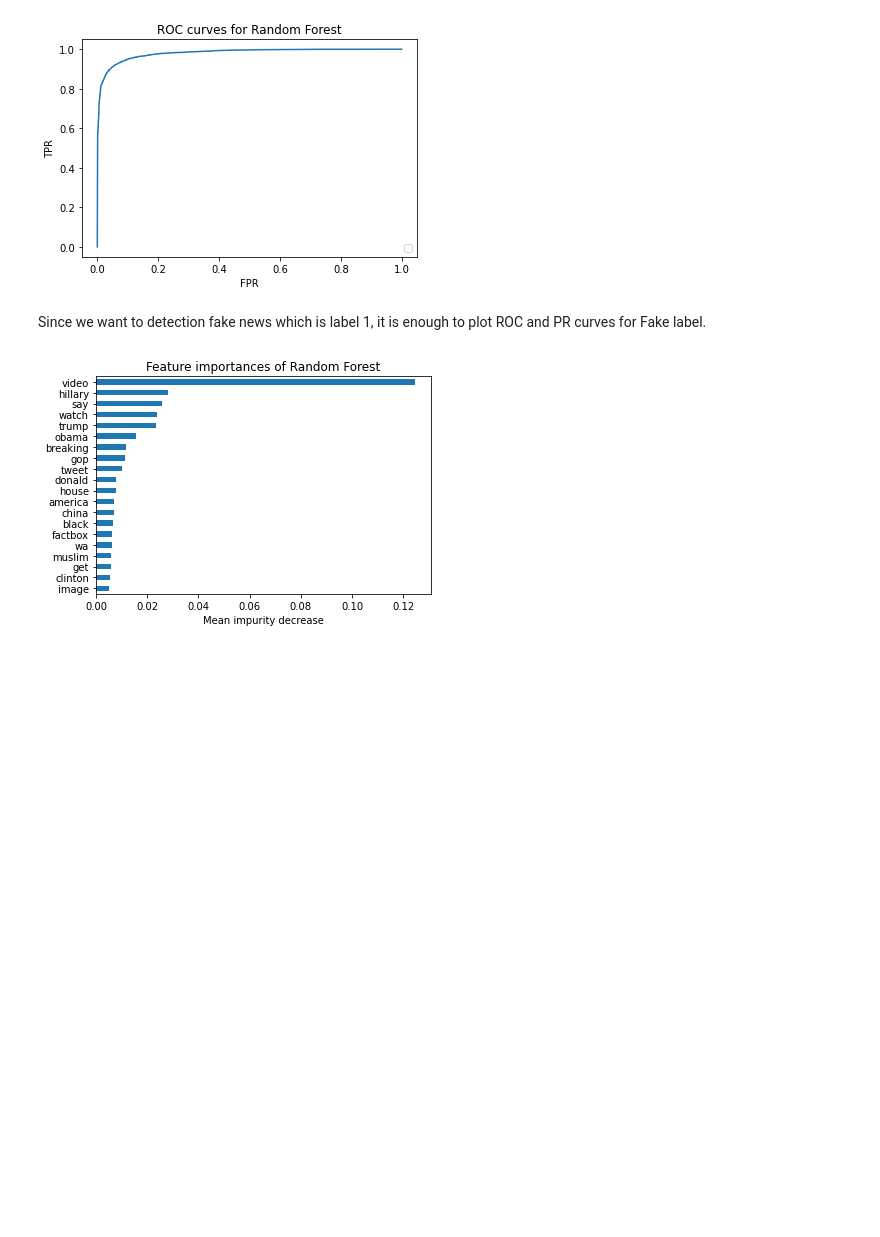
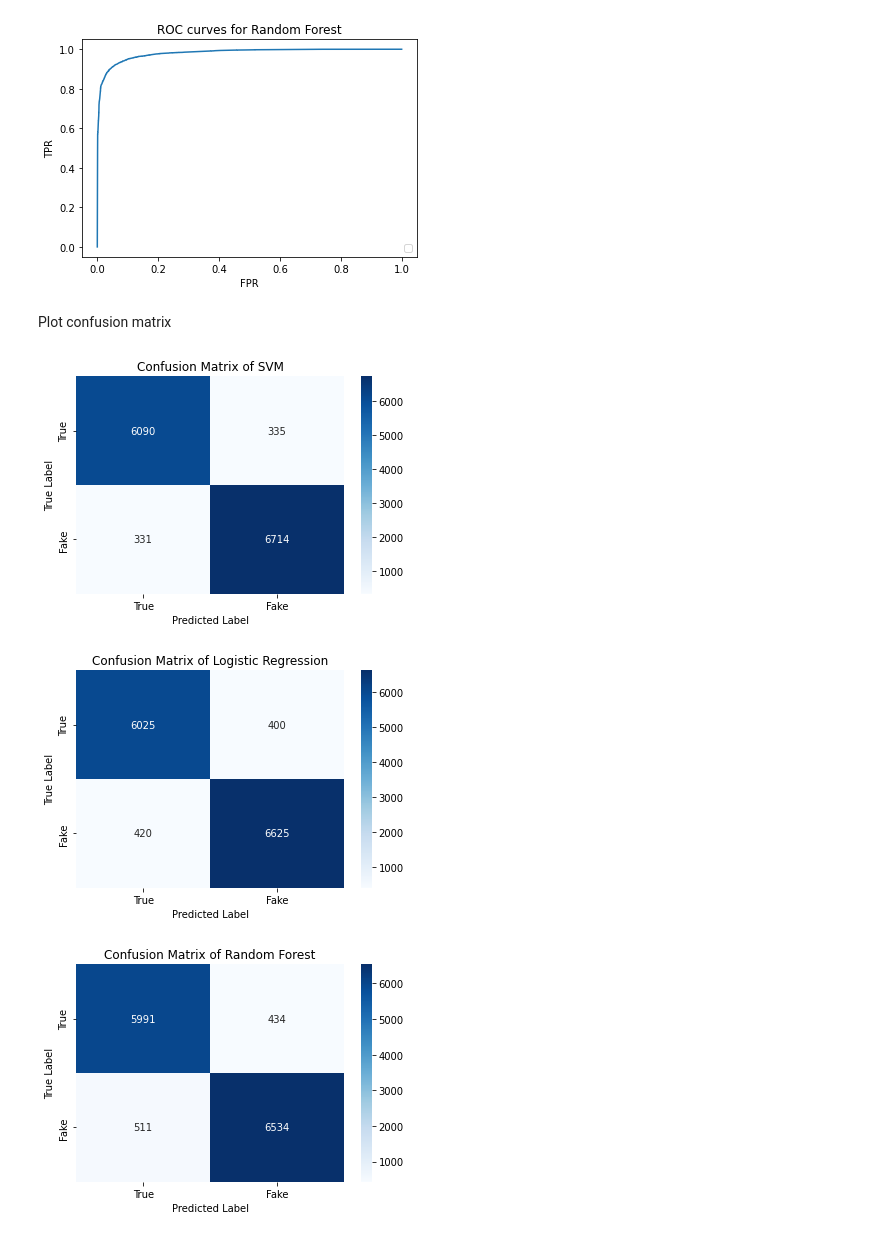
Before and after one commit to mengtientsai/STA208_final_proj, a Jupyter notebook: Fake_news_detection.ipynb, the cells around one changed output. Saved outputs shown, nothing was run; the diff lists cells and outputs as text; code cells hidden in the pictures; blank space fills up the shorter version.

```diff
--- a/Fake_news_detection.ipynb
+++ b/Fake_news_detection.ipynb
@@ -215,23 +219,54 @@ plt.close()
 # %% [output]
 No handles with labels found to put in legend.
 [figure]
-# %% [markdown]
-Since we want to detection fake news which is label 1, it is enough to plot ROC and PR curves for Fake label.
 # %%
 # save data to csv
 ROC_RF = pd.DataFrame({'fpr_RF': fpr1_RF, 'tpr_RF':tpr1_RF})
 ROC_RF.to_csv("/content/drive/My Drive/Colab Notebooks/Fake News Detection/ROC_RF.csv",index=False)
 PR_RF = pd.DataFrame({'precision_RF':precision1_RF, 'recall_RF':recall1_RF})
 PR_RF.to_csv("/content/drive/My Drive/Colab Notebooks/Fake News Detection/PR_RF.csv",index=False)
-# %%
-# get feature importance and plot
-importances = pd.Series(rf.feature_importances_, index=X_train.columns)
-fig, ax = plt.subplots()
-importances.nlargest(20).plot(kind='barh').invert_yaxis()
-ax.set_title("Feature importances of Random Forest")
-ax.set_xlabel("Mean impurity decrease")
-# Save the plot
-plt.savefig('/content/drive/My Drive/Colab Notebooks/Fake News Detection/Feature importances.png')
-plt.show()
-# %% [output]
-[figure, removed]
+# %% [markdown]
+Plot confusion matrix
+# %%
+# read predict labels
+y_pred_svm = pd.read_csv("/content/drive/My Drive/Colab Notebooks/Fake News Detection/y_pred_svm.csv")
+y_pred_LR = pd.read_csv("/content/drive/My Drive/Colab Notebooks/Fake News Detection/y_pred_LR.csv")
+y_pred_RF = pd.read_csv("/content/drive/My Drive/Colab Notebooks/Fake News Detection/y_pred_RF.csv")
+# %%
+Label = ["True","Fake"]
+# svm
+cm_SVM = confusion_matrix(y_test, y_pred_svm)
+cm_SVM_df = pd.DataFrame(cm_SVM, index = Label, columns = Label)
+sns.heatmap(cm_SVM_df, annot=True, fmt="d", cmap = "Blues")
+plt.title('Confusion Matrix of SVM')
+plt.ylabel('True Label')
+plt.xlabel('Predicted Label')
+# Save the plot
+plt.savefig('/content/drive/My Drive/Colab Notebooks/Fake News Detection/Confusion Matrix of SVM.png',bbox_inches = "tight")
+plt.show()
+Label = ["True","Fake"]
+# logitic regression
+cm_LR = confusion_matrix(y_test, y_pred_LR)
+cm_LR_df = pd.DataFrame(cm_LR, index = Label, columns = Label)
+sns.heatmap(cm_LR_df, annot=True, fmt="d", cmap = "Blues")
+plt.title('Confusion Matrix of Logistic Regression')
+plt.ylabel('True Label')
+plt.xlabel('Predicted Label')
+# Save the plot
+plt.savefig('/content/drive/My Drive/Colab Notebooks/Fake News Detection/Confusion Matrix of Logistic Regression.png',bbox_inches = "tight")
+plt.show()
+
+# random forest
+cm_RF = confusion_matrix(y_test, y_pred_RF)
+cm_RF_df = pd.DataFrame(cm_RF, index = Label, columns = Label)
+sns.heatmap(cm_RF_df, annot=True, fmt="d", cmap = "Blues")
+plt.title('Confusion Matrix of Random Forest')
+plt.ylabel('True Label')
+plt.xlabel('Predicted Label')
+# Save the plot
+plt.savefig('/content/drive/My Drive/Colab Notebooks/Fake News Detection/Confusion Matrix of Random Forest.png',bbox_inches = "tight")
+plt.show()
+# %% [output]
+[figure, added]
+[figure, added]
+[figure, added]
```
Also changed, not shown: parts of 2 cells of this notebook.
